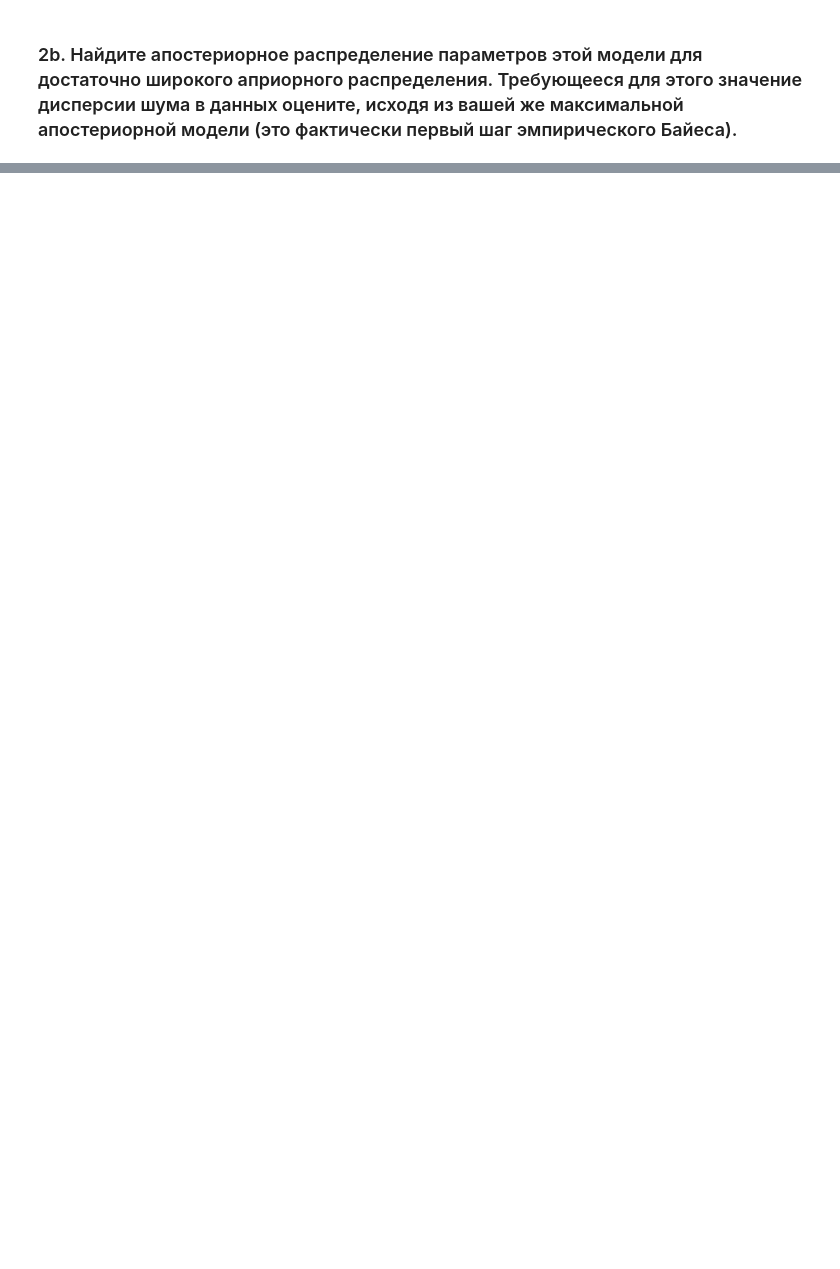
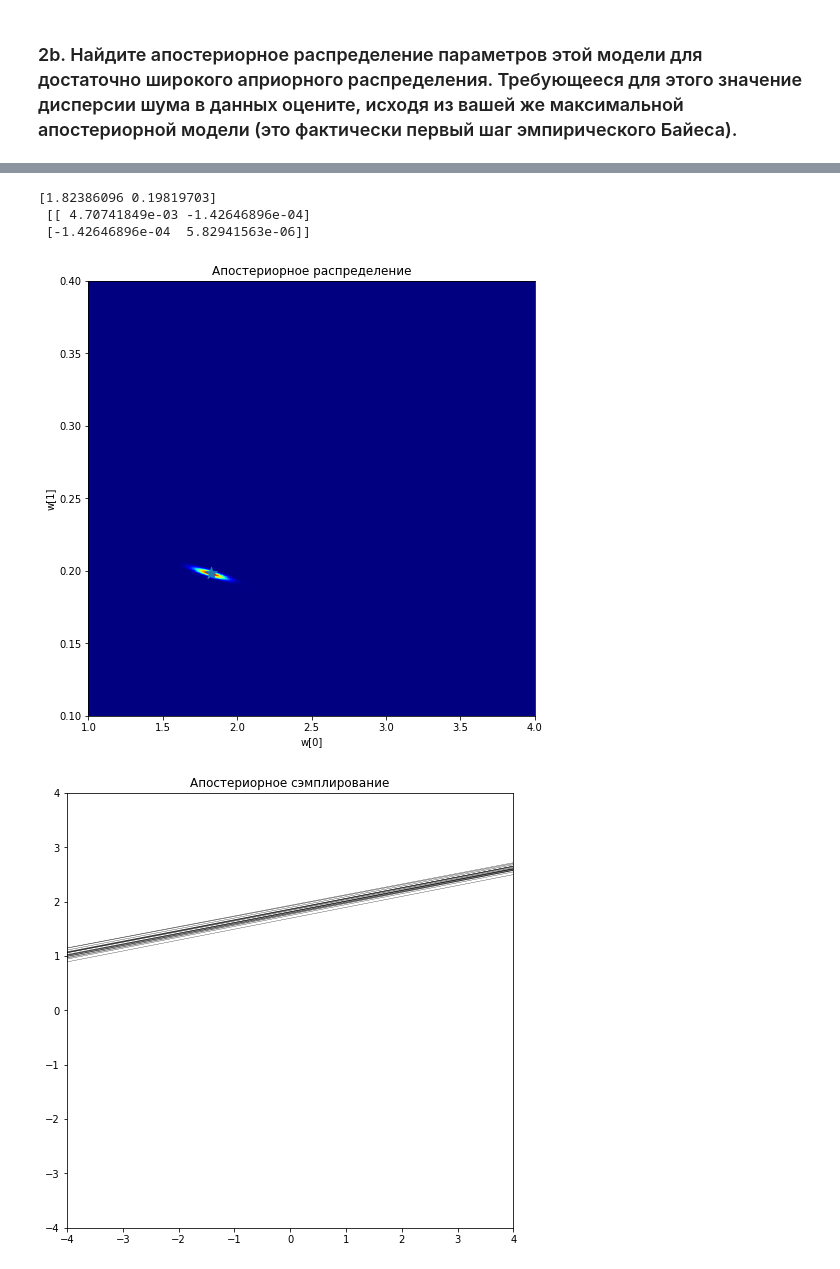
Before and after one commit to MikhailYeka/adv_ml_hws, a Jupyter notebook: HW1.ipynb, the cells around one changed output, grey strips where cells are left out. Cells and saved outputs as stored; diff of their text form; code cells hidden in the pictures; blank space fills up the shorter version.

```diff
--- a/HW1.ipynb
+++ b/HW1.ipynb
@@ -232,0 +279,29 @@ plt.show()
+# %%
+def bayesian_update(mu, sigma, x, y, sigma_noise=russian_50_days_var):
+    '''Из лекции 3'''
+    x_matrix = np.array([[1, x]])
+    sigma_n = np.linalg.inv(np.linalg.inv(sigma)+ (1 / (sigma_noise ** 2)) * np.matmul(np.transpose(x_matrix), x_matrix) )
+    mu_n = np.matmul(sigma_n, np.matmul(np.linalg.inv(sigma), np.transpose(mu)) + (1 / (sigma_noise ** 2)) * np.matmul(np.transpose(x_matrix), np.array([y]) ) )
+    return mu_n, sigma_n
+# %%
+for i in range(50):
+    px, py = russian_data['date'].iloc[i], np.log(russian_data['total_cases'].iloc[i])
+    cur_mu, cur_sigma = bayesian_update(cur_mu, cur_sigma, px, py)
+
+print(cur_mu, '\n', cur_sigma)
+Z = st.multivariate_normal.pdf(pos, mean=cur_mu, cov=cur_sigma)
+fig = plt.figure(figsize=(8, 8))
+plt.title('Апостериорное распределение')
+plt.xlabel('w[0]')
+plt.ylabel('w[1]')
+myplot_heatmap(Z)
+
+fig = plt.figure(figsize=(8,8))
+plt.title('Апостериорное сэмплирование')
+myplot_sample_lines(cur_mu, cur_sigma, n=20)
+# %% [output]
+[1.82386096 0.19819703]
+ [[ 4.70741849e-03 -1.42646896e-04]
+ [-1.42646896e-04  5.82941563e-06]]
+[figure, added]
+[figure, added]
```
Also changed, not shown: parts of 30 cells of this notebook.
